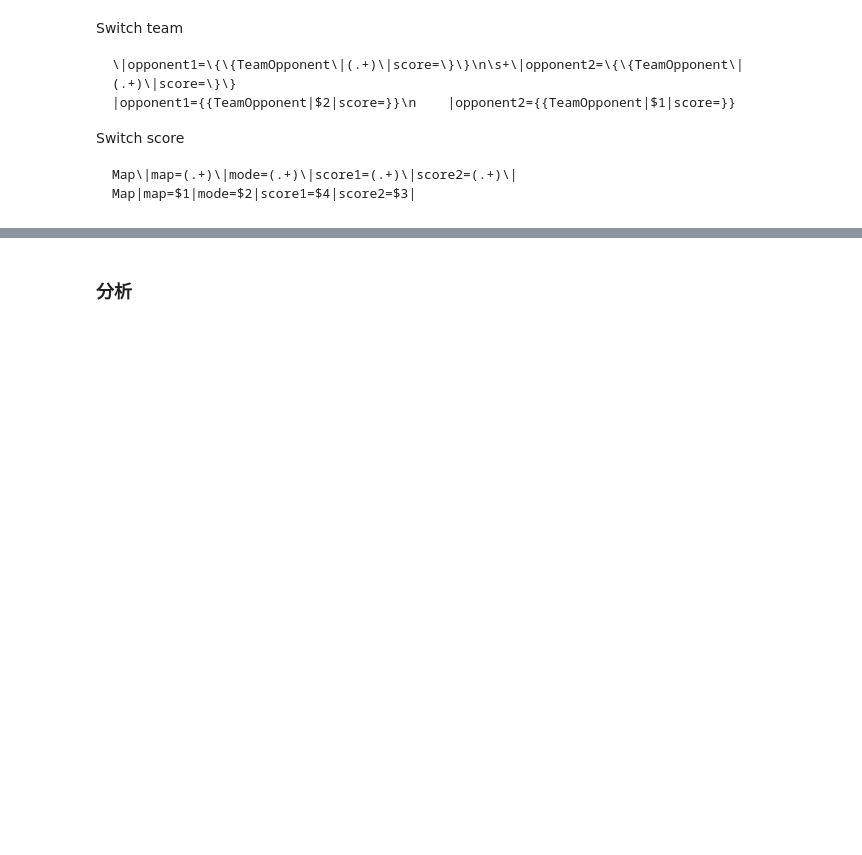
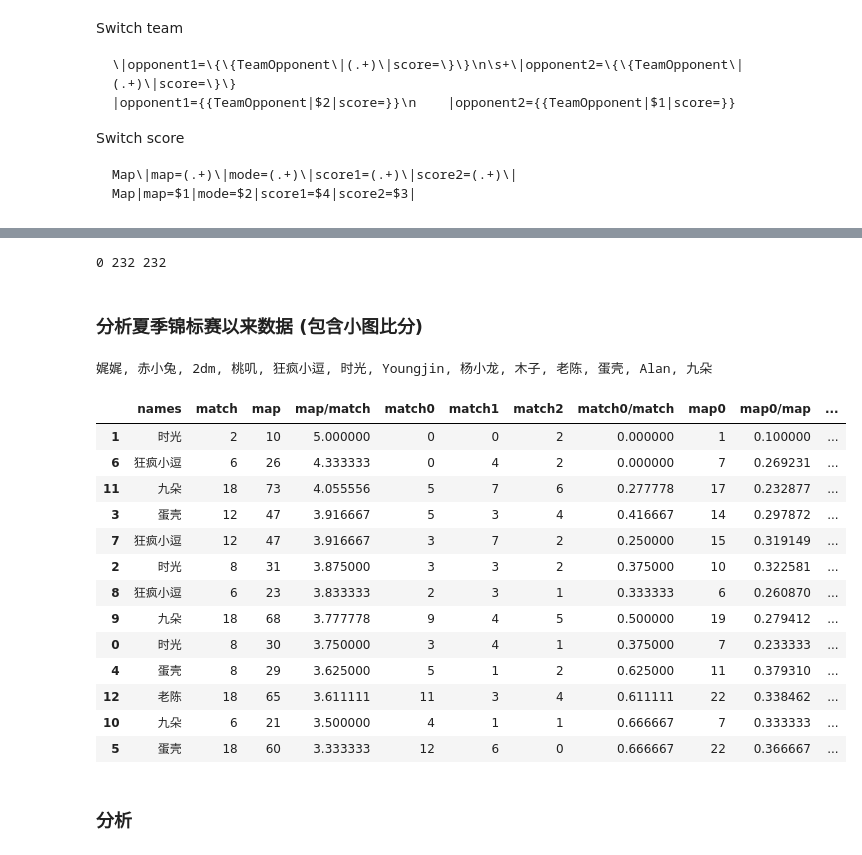
Before and after one commit to Cloudiiink/OWL_Commentators_CN, a Jupyter notebook: owl_liquipedia.ipynb, the cells around one changed output, grey strips where cells are left out. Cells and saved outputs as stored; diff of their text form; code cells hidden in the pictures; blank space fills up the shorter version.

```diff
--- a/owl_liquipedia.ipynb
+++ b/owl_liquipedia.ipynb
@@ -379,7 +409,8 @@ df_old
 | 182 | 5 | 6 | 88729 | 纽约九霄天擎队 | 洛杉矶角斗士队 | 91.150000 | BV1rv4y1K7WH | Alan | 木子 | 1 | 3 | ... |
 183 rows × 12 columns
 # %%
-df_mini = df[:183].sort_values('date', ascending=False)
+N = len(df)
+df_mini = df[N-183:N].sort_values('date', ascending=False)
 df_mini
 # %% [output]
 |  | bestof | date | team1 | team2 | owl | overgg | mvp | vod | comment1 | comment2 | ... |
@@ -426,0 +519,71 @@ df_total.to_excel('owl_raw_keep_update.xlsx')
+# %%
+dN = len(df) - len(df_old)
+print(dN, len(df), len(df_old))
+from copy import copy
+df_total = copy(df)
+df_total['name1'] = [""] * dN + list(df_old['name1'])
+df_total['name2'] = [""] * dN + list(df_old['name2'])
+df_total
+df_total.to_excel('owl_raw_keep_update_0910v2.xlsx')
+# %% [output]
+0 232 232
+# %% [markdown]
+### 分析夏季锦标赛以来数据 (包含小图比分)
+# %%
+df = pd.read_excel('owl_raw_keep_update_0910v2.xlsx', usecols=range(1, 37))
+df = df[:70]    # 仅统计夏季锦标赛以来数据
+# %%
+names = set(df['name1']) | set(df['name2'])
+print(', '.join(list(names)))
+# %% [output]
+娓娓, 赤小兔, 2dm, 桃叽, 狂疯小逗, 时光, Youngjin, 杨小龙, 木子, 老陈, 蛋壳, Alan, 九朵
+# %%
+# 需要统计解说的 3-0 比赛中小分的总和以及出现 0 的占比
+lMatch, lMap, lMatch0, lMatch1, lMatch2, lMap0, lMap0InMatch0 = [], [], [], [], [], [], []     # 解说场次数量, 解说地图数, 3-0数量, 解说0的小图数, 3-0中小图为0的图数
+for name in names:
+    match, map, match0, match1, match2, map0, map0InMatch0 = 0, 0, 0, 0, 0, 0, 0
+    for _, row in df.iterrows():
+        if name == row['name1'] or name == row['name2']:
+            match += 1
+            m = row['maps']
+            map += m
+            for i in range(7):
+                if row[f's1m{i+1}'] == 0 or row[f's2m{i+1}'] == 0:
+                    map0 += 1
+                    if m == 3:
+                        map0InMatch0 += 1
+
+            if m == 3:
+                match0 += 1
+            if m == 4:
+                match1 += 1
+            if m == 5:
+                match2 += 1
+    lMatch.append(match)
+    lMap.append(map)
+    lMatch0.append(match0)
+    lMatch1.append(match1)
+    lMatch2.append(match2)
+    lMap0.append(map0)
+    lMap0InMatch0.append(map0InMatch0)
+
+lMatch, lMap, lMatch0, lMatch1, lMatch2, lMap0, lMap0InMatch0 = np.array(lMatch), np.array(lMap), np.array(lMatch0), np.array(lMatch1), np.array(lMatch2), np.array(lMap0), np.array(lMap0InMatch0)
+# %%
+df_summer_names = pd.DataFrame(list(zip(names,    lMatch,   lMap, lMap/lMatch,  lMatch0,  lMatch1,  lMatch2, lMatch0/lMatch, lMap0, lMap0/lMap, lMap0InMatch0, lMap0InMatch0 / (3*lMatch0 +1e-12))),
+                                columns=['names', 'match', 'map', 'map/match', 'match0', 'match1', 'match2', 'match0/match', 'map0', 'map0/map', 'Map0InMatch0', 'Map0InMatch0/map0'])
+df_summer_names.sort_values(by='map/match', ascending=False)
+# %% [output]
+|  | names | match | map | map/match | match0 | match1 | match2 | match0/match | map0 | map0/map | ... |
+| 1 | 时光 | 2 | 10 | 5.000000 | 0 | 0 | 2 | 0.000000 | 1 | 0.100000 | ... |
+| 6 | 狂疯小逗 | 6 | 26 | 4.333333 | 0 | 4 | 2 | 0.000000 | 7 | 0.269231 | ... |
+| 11 | 九朵 | 18 | 73 | 4.055556 | 5 | 7 | 6 | 0.277778 | 17 | 0.232877 | ... |
+| 3 | 蛋壳 | 12 | 47 | 3.916667 | 5 | 3 | 4 | 0.416667 | 14 | 0.297872 | ... |
+| 7 | 狂疯小逗 | 12 | 47 | 3.916667 | 3 | 7 | 2 | 0.250000 | 15 | 0.319149 | ... |
+| 2 | 时光 | 8 | 31 | 3.875000 | 3 | 3 | 2 | 0.375000 | 10 | 0.322581 | ... |
+| 8 | 狂疯小逗 | 6 | 23 | 3.833333 | 2 | 3 | 1 | 0.333333 | 6 | 0.260870 | ... |
+| 9 | 九朵 | 18 | 68 | 3.777778 | 9 | 4 | 5 | 0.500000 | 19 | 0.279412 | ... |
+| 0 | 时光 | 8 | 30 | 3.750000 | 3 | 4 | 1 | 0.375000 | 7 | 0.233333 | ... |
+| 4 | 蛋壳 | 8 | 29 | 3.625000 | 5 | 1 | 2 | 0.625000 | 11 | 0.379310 | ... |
+| 12 | 老陈 | 18 | 65 | 3.611111 | 11 | 3 | 4 | 0.611111 | 22 | 0.338462 | ... |
+| 10 | 九朵 | 6 | 21 | 3.500000 | 4 | 1 | 1 | 0.666667 | 7 | 0.333333 | ... |
+| 5 | 蛋壳 | 18 | 60 | 3.333333 | 12 | 6 | 0 | 0.666667 | 22 | 0.366667 | ... |
```
Also changed, not shown: parts of 22 cells of this notebook, 1 other file.
